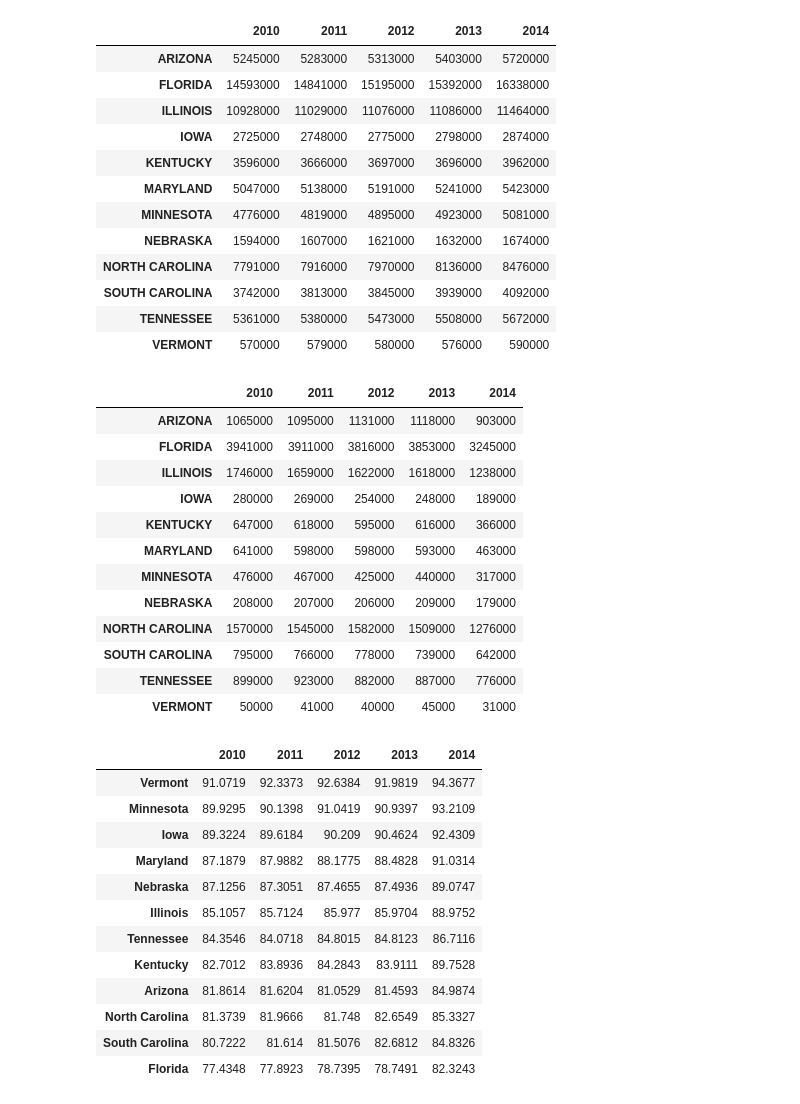
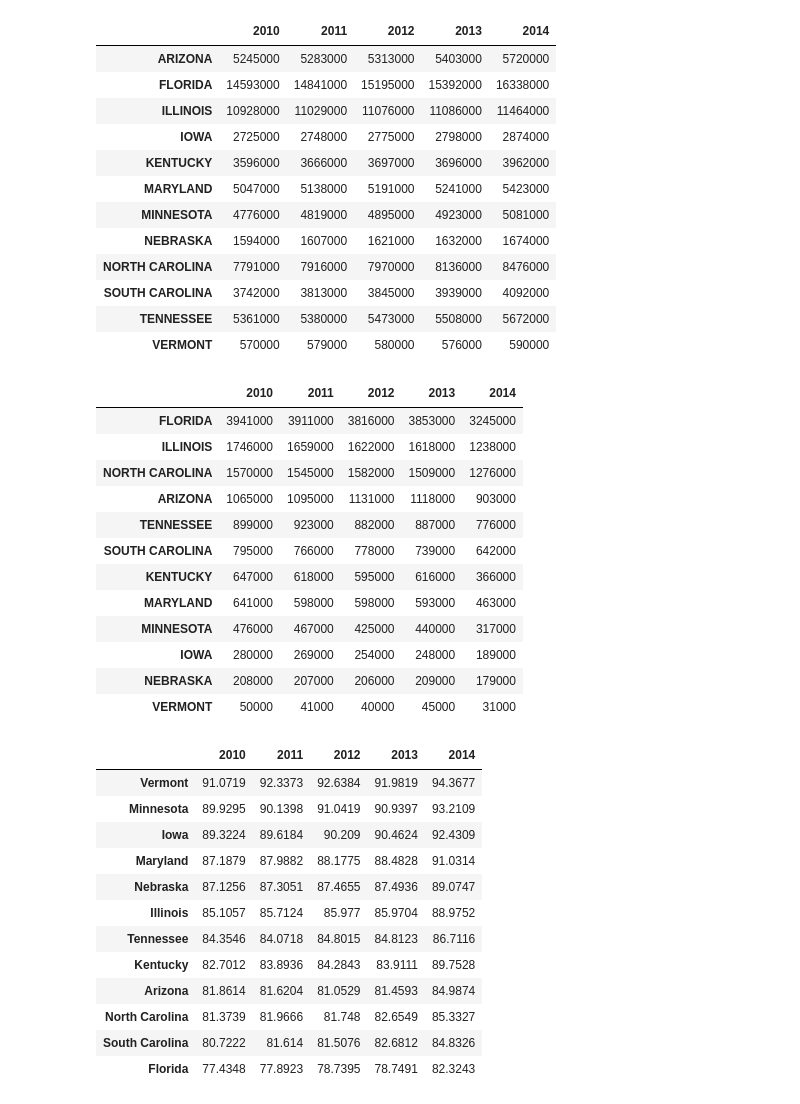
Before and after one commit to TJL30308/DREAM_Project, a Jupyter notebook: ER_Visits_Analysis.ipynb, the cells around one changed output. Drawn from its saved outputs; the diff is of its cells as text; code cells hidden in the pictures.

```diff
--- a/ER_Visits_Analysis.ipynb
+++ b/ER_Visits_Analysis.ipynb
@@ -212,22 +194,22 @@ insured_data_copy
 | SOUTH CAROLINA | 3742000 | 3813000 | 3845000 | 3939000 | 4092000 |
 | TENNESSEE | 5361000 | 5380000 | 5473000 | 5508000 | 5672000 |
 | VERMONT | 570000 | 579000 | 580000 | 576000 | 590000 |
-# %%
-uninsured_data_copy
-# %% [output]
-|  | 2010 | 2011 | 2012 | 2013 | 2014 |
-| ARIZONA | 1065000 | 1095000 | 1131000 | 1118000 | 903000 |
-| FLORIDA | 3941000 | 3911000 | 3816000 | 3853000 | 3245000 |
-| ILLINOIS | 1746000 | 1659000 | 1622000 | 1618000 | 1238000 |
-| IOWA | 280000 | 269000 | 254000 | 248000 | 189000 |
-| KENTUCKY | 647000 | 618000 | 595000 | 616000 | 366000 |
-| MARYLAND | 641000 | 598000 | 598000 | 593000 | 463000 |
-| MINNESOTA | 476000 | 467000 | 425000 | 440000 | 317000 |
-| NEBRASKA | 208000 | 207000 | 206000 | 209000 | 179000 |
-| NORTH CAROLINA | 1570000 | 1545000 | 1582000 | 1509000 | 1276000 |
-| SOUTH CAROLINA | 795000 | 766000 | 778000 | 739000 | 642000 |
-| TENNESSEE | 899000 | 923000 | 882000 | 887000 | 776000 |
-| VERMONT | 50000 | 41000 | 40000 | 45000 | 31000 |
+# %%
+uninsured_data_copy.sort_values(by = '2010', ascending = False)
+# %% [output]
+|  | 2010 | 2011 | 2012 | 2013 | 2014 |
+| FLORIDA | 3941000 | 3911000 | 3816000 | 3853000 | 3245000 |
+| ILLINOIS | 1746000 | 1659000 | 1622000 | 1618000 | 1238000 |
+| NORTH CAROLINA | 1570000 | 1545000 | 1582000 | 1509000 | 1276000 |
+| ARIZONA | 1065000 | 1095000 | 1131000 | 1118000 | 903000 |
+| TENNESSEE | 899000 | 923000 | 882000 | 887000 | 776000 |
+| SOUTH CAROLINA | 795000 | 766000 | 778000 | 739000 | 642000 |
+| KENTUCKY | 647000 | 618000 | 595000 | 616000 | 366000 |
+| MARYLAND | 641000 | 598000 | 598000 | 593000 | 463000 |
+| MINNESOTA | 476000 | 467000 | 425000 | 440000 | 317000 |
+| IOWA | 280000 | 269000 | 254000 | 248000 | 189000 |
+| NEBRASKA | 208000 | 207000 | 206000 | 209000 | 179000 |
+| VERMONT | 50000 | 41000 | 40000 | 45000 | 31000 |
 # %%
 insured_rate = pd.DataFrame(insured_data_copy.values / state_pop_copy.values * 100, columns = years_list , index = states_list)
 insured_rate.sort_values(by = 2010, ascending = False)
```
Also changed, not shown: parts of 6 cells of this notebook, 1 other file.
